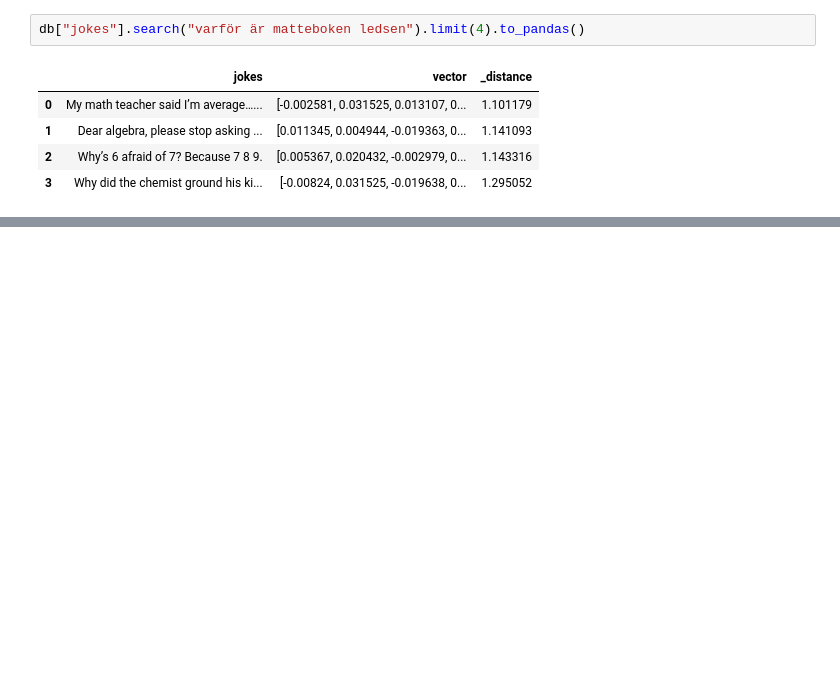
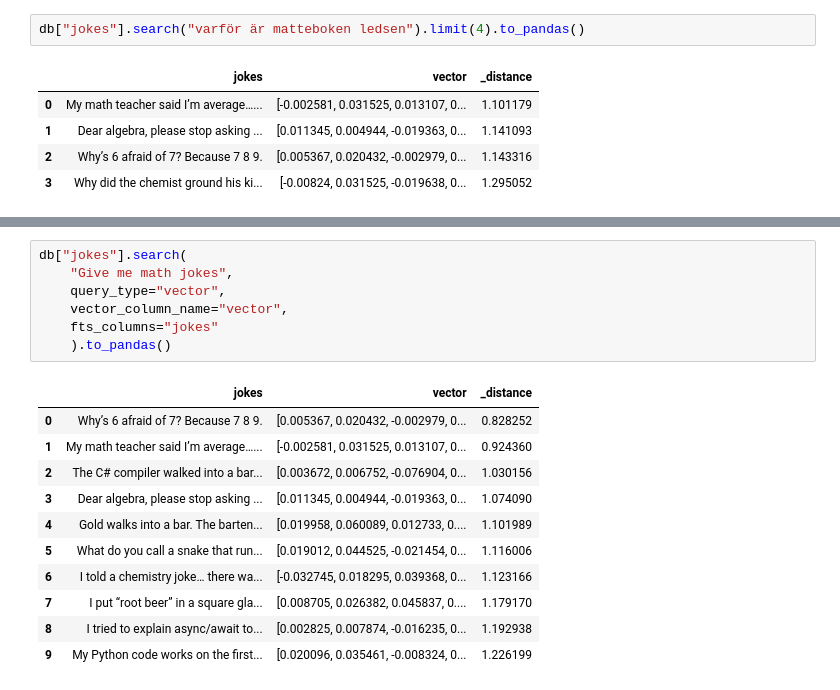
Before and after one commit to RikardOledal/AI_01_DE25_Rikard_Oledal, a Jupyter notebook: 09_lancedb/lancedb_basic.ipynb, the cells around one changed output, grey strips where cells are left out. Drawn from its saved outputs; the diff is of its cells as text; blank space fills up the shorter version.

```diff
--- a/09_lancedb/lancedb_basic.ipynb
+++ b/09_lancedb/lancedb_basic.ipynb
@@ -205,0 +242,19 @@ db["jokes"].search("varför är matteboken ledsen").limit(4).to_pandas()
+# %%
+db["jokes"].search(
+    "Give me math jokes",
+    query_type="vector",
+    vector_column_name="vector",
+    fts_columns="jokes"
+    ).to_pandas()
+# %% [output]
+|  | jokes | vector | _distance |
+| 0 | Why’s 6 afraid of 7? Because 7 8 9. | [0.005367, 0.020432, -0.002979, 0... | 0.828252 |
+| 1 | My math teacher said I’m average…... | [-0.002581, 0.031525, 0.013107, 0... | 0.924360 |
+| 2 | The C# compiler walked into a bar... | [0.003672, 0.006752, -0.076904, 0... | 1.030156 |
+| 3 | Dear algebra, please stop asking ... | [0.011345, 0.004944, -0.019363, 0... | 1.074090 |
+| 4 | Gold walks into a bar. The barten... | [0.019958, 0.060089, 0.012733, 0.... | 1.101989 |
+| 5 | What do you call a snake that run... | [0.019012, 0.044525, -0.021454, 0... | 1.116006 |
+| 6 | I told a chemistry joke… there wa... | [-0.032745, 0.018295, 0.039368, 0... | 1.123166 |
+| 7 | I put “root beer” in a square gla... | [0.008705, 0.026382, 0.045837, 0.... | 1.179170 |
+| 8 | I tried to explain async/await to... | [0.002825, 0.007874, -0.016235, 0... | 1.192938 |
+| 9 | My Python code works on the first... | [0.020096, 0.035461, -0.008324, 0... | 1.226199 |
```
Also changed, not shown: parts of 6 cells of this notebook.
